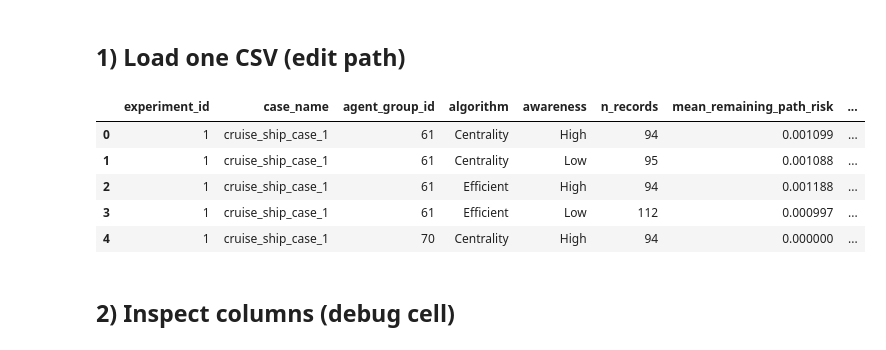
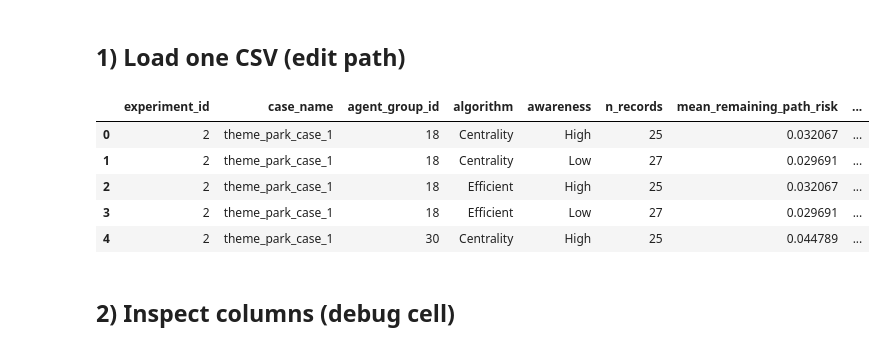
Before and after one commit to AlvaroS3rrano/Evacuation_Simulation, a Jupyter notebook: Notebooks/centrality_vs_efficient_analysis.ipynb, the cells around one changed output. Saved outputs shown, nothing was run; the diff lists cells and outputs as text; code cells hidden in the pictures.

```diff
--- a/Notebooks/centrality_vs_efficient_analysis.ipynb
+++ b/Notebooks/centrality_vs_efficient_analysis.ipynb
@@ -127,19 +127,19 @@ def plot_centrality_vs_efficient_three_way(
 # %% [markdown]
 ## 1) Load one CSV (edit path)
 # %%
-path = "../results/CSV/Cruise_Ship_experiment_metrics.csv"
-# path = "../results/CSV/Theme Park_experiment_metrics.csv"
+# path = "../results/CSV/Cruise_Ship_experiment_metrics.csv"
+path = "../results/CSV/Theme Park_experiment_metrics.csv"
 # path = "../results/CSV/corridor_experiment_metrics.csv"
 
 df = pd.read_csv(path)
 display(df.head())
 # %% [output]
 |  | experiment_id | case_name | agent_group_id | algorithm | awareness | n_records | mean_remaining_path_risk | ... |
-| 0 | 1 | cruise_ship_case_1 | 61 | Centrality | High | 94 | 0.001099 | ... |
-| 1 | 1 | cruise_ship_case_1 | 61 | Centrality | Low | 95 | 0.001088 | ... |
-| 2 | 1 | cruise_ship_case_1 | 61 | Efficient | High | 94 | 0.001188 | ... |
-| 3 | 1 | cruise_ship_case_1 | 61 | Efficient | Low | 112 | 0.000997 | ... |
-| 4 | 1 | cruise_ship_case_1 | 70 | Centrality | High | 94 | 0.000000 | ... |
+| 0 | 2 | theme_park_case_1 | 18 | Centrality | High | 25 | 0.032067 | ... |
+| 1 | 2 | theme_park_case_1 | 18 | Centrality | Low | 27 | 0.029691 | ... |
+| 2 | 2 | theme_park_case_1 | 18 | Efficient | High | 25 | 0.032067 | ... |
+| 3 | 2 | theme_park_case_1 | 18 | Efficient | Low | 27 | 0.029691 | ... |
+| 4 | 2 | theme_park_case_1 | 30 | Centrality | High | 25 | 0.044789 | ... |
 # %% [markdown]
 ## 2) Inspect columns (debug cell)
 # %%
```
Also changed, not shown: parts of 29 cells of this notebook, 9 other files.
